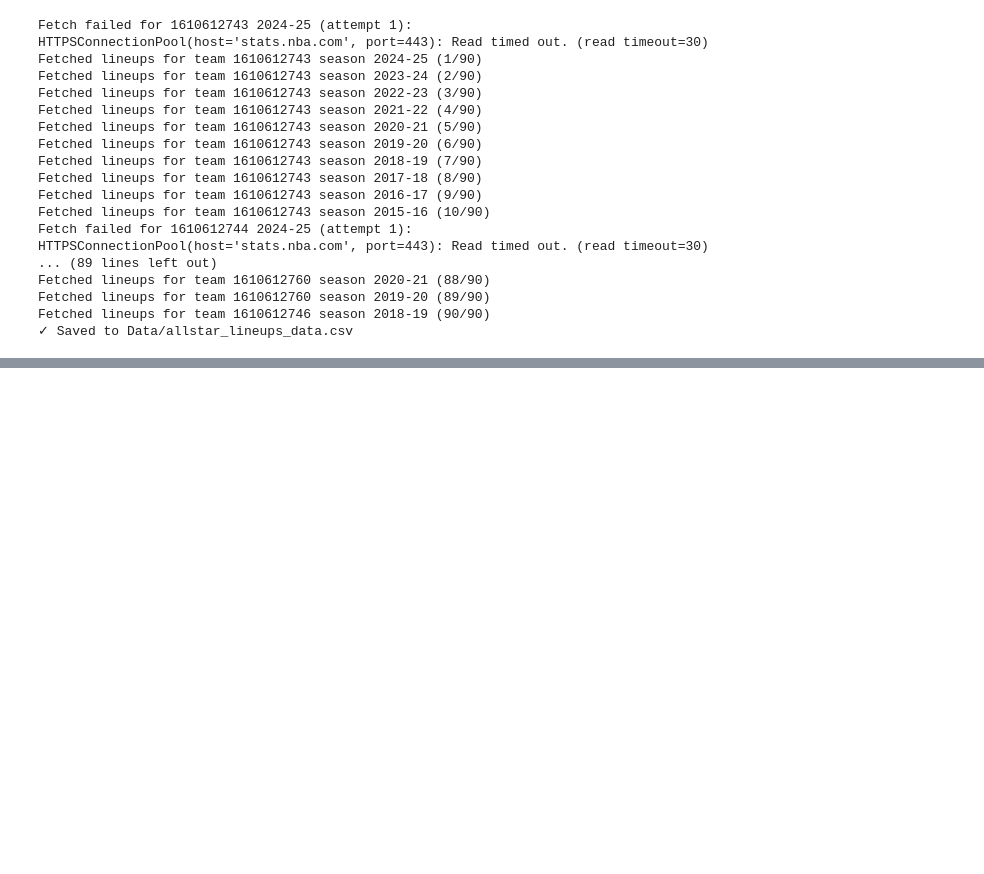
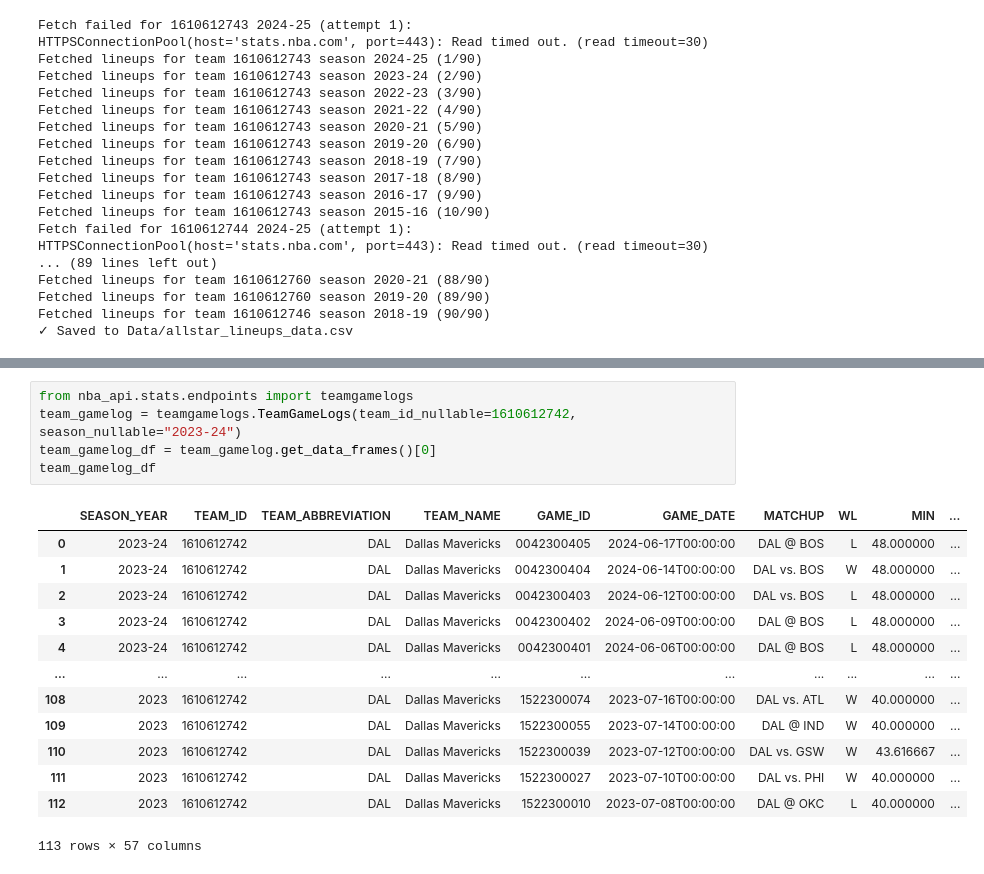
Before and after one commit to yuvalantman/NBA-lineup-archetypes-dashboard, a Jupyter notebook: notebooks/lineups_data_pull.ipynb, the cells around one changed output, grey strips where cells are left out. Cells and saved outputs as stored; diff of their text form; blank space fills up the shorter version.

```diff
--- a/notebooks/lineups_data_pull.ipynb
+++ b/notebooks/lineups_data_pull.ipynb
@@ -103,0 +205,19 @@ Fetched lineups for team 1610612746 season 2018-19 (90/90)
+# %%
+from nba_api.stats.endpoints import teamgamelogs
+team_gamelog = teamgamelogs.TeamGameLogs(team_id_nullable=1610612742, season_nullable="2023-24")
+team_gamelog_df = team_gamelog.get_data_frames()[0]
+team_gamelog_df
+# %% [output]
+|  | SEASON_YEAR | TEAM_ID | TEAM_ABBREVIATION | TEAM_NAME | GAME_ID | GAME_DATE | MATCHUP | WL | MIN | ... |
+| 0 | 2023-24 | 1610612742 | DAL | Dallas Mavericks | 0042300405 | 2024-06-17T00:00:00 | DAL @ BOS | L | 48.000000 | ... |
+| 1 | 2023-24 | 1610612742 | DAL | Dallas Mavericks | 0042300404 | 2024-06-14T00:00:00 | DAL vs. BOS | W | 48.000000 | ... |
+| 2 | 2023-24 | 1610612742 | DAL | Dallas Mavericks | 0042300403 | 2024-06-12T00:00:00 | DAL vs. BOS | L | 48.000000 | ... |
+| 3 | 2023-24 | 1610612742 | DAL | Dallas Mavericks | 0042300402 | 2024-06-09T00:00:00 | DAL @ BOS | L | 48.000000 | ... |
+| 4 | 2023-24 | 1610612742 | DAL | Dallas Mavericks | 0042300401 | 2024-06-06T00:00:00 | DAL @ BOS | L | 48.000000 | ... |
+| ... | ... | ... | ... | ... | ... | ... | ... | ... | ... | ... |
+| 108 | 2023 | 1610612742 | DAL | Dallas Mavericks | 1522300074 | 2023-07-16T00:00:00 | DAL vs. ATL | W | 40.000000 | ... |
+| 109 | 2023 | 1610612742 | DAL | Dallas Mavericks | 1522300055 | 2023-07-14T00:00:00 | DAL @ IND | W | 40.000000 | ... |
+| 110 | 2023 | 1610612742 | DAL | Dallas Mavericks | 1522300039 | 2023-07-12T00:00:00 | DAL vs. GSW | W | 43.616667 | ... |
+| 111 | 2023 | 1610612742 | DAL | Dallas Mavericks | 1522300027 | 2023-07-10T00:00:00 | DAL vs. PHI | W | 40.000000 | ... |
+| 112 | 2023 | 1610612742 | DAL | Dallas Mavericks | 1522300010 | 2023-07-08T00:00:00 | DAL @ OKC | L | 40.000000 | ... |
+113 rows × 57 columns
```
Also changed, not shown: parts of 8 cells of this notebook, 9 other files.
